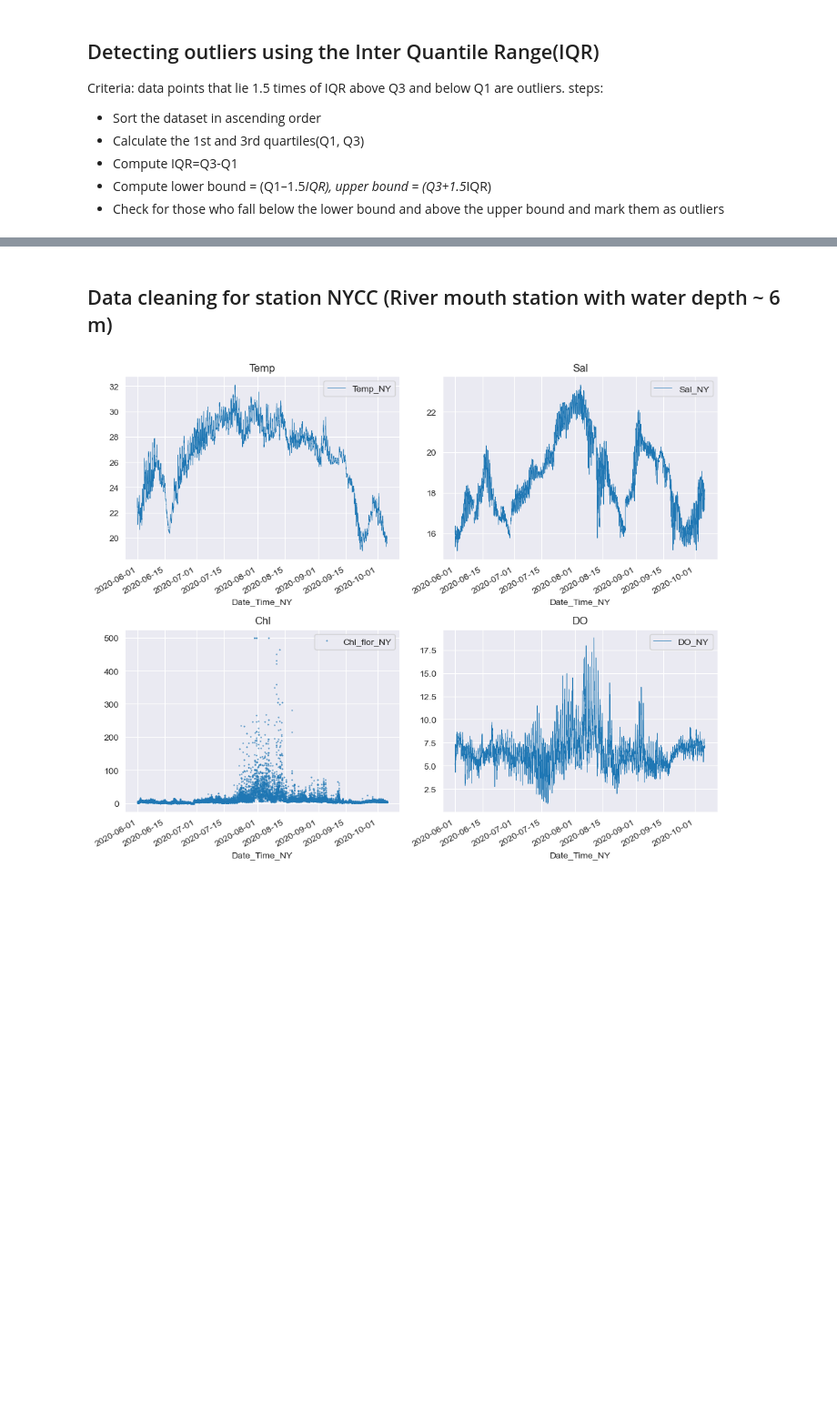
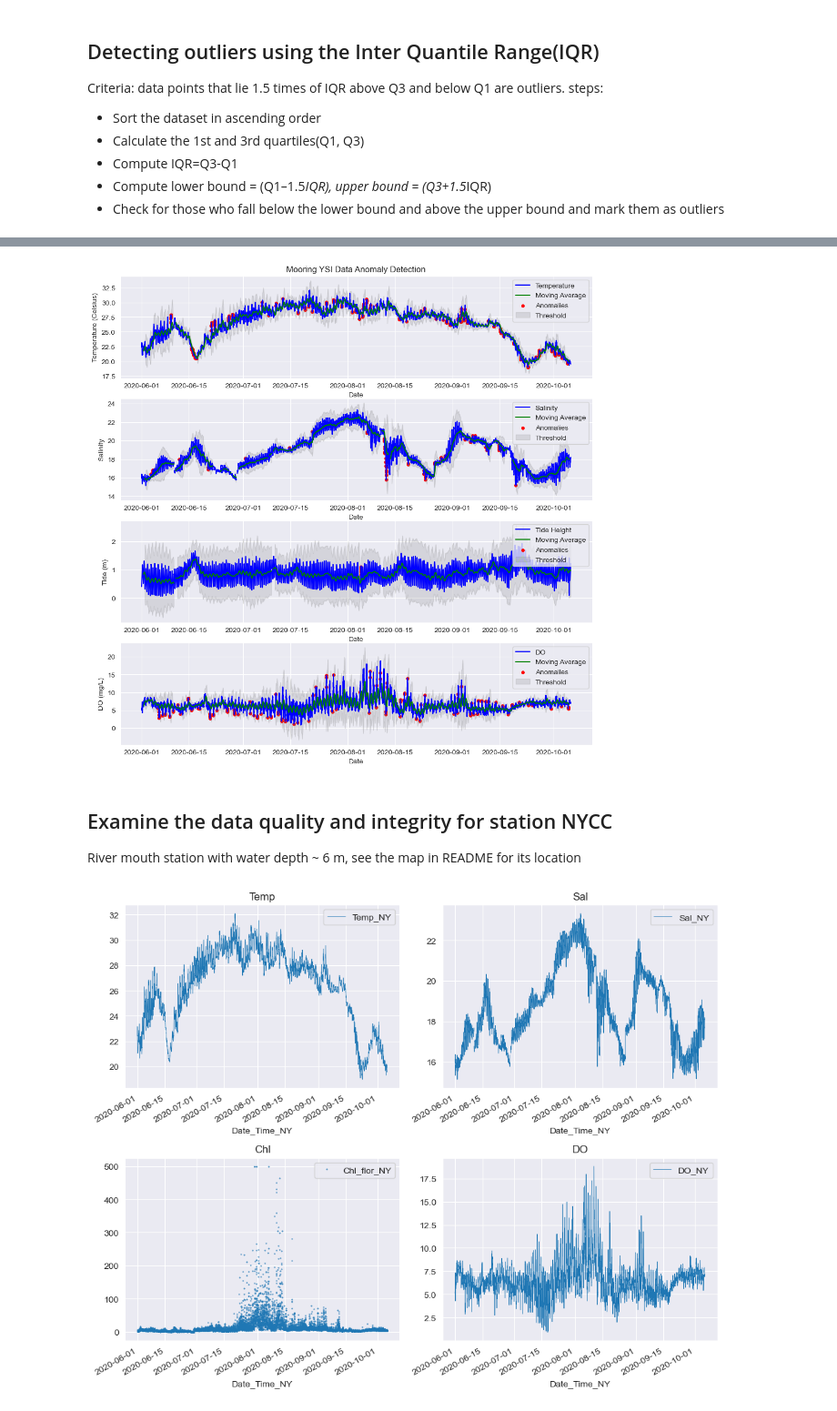
Before and after one commit to Zhu-Yifan/Lafayette_River_Time_Series_Analysis, a Jupyter notebook: notebooks/Data_cleaning_quality_control.ipynb, the cells around one changed output, grey strips where cells are left out. Shown at 91% size. Cells and saved outputs as stored; diff of their text form; code cells hidden in the pictures; blank space fills up the shorter version.

Commit message:
YSI Mooring_QA_QC

```diff
--- a/notebooks/Data_cleaning_quality_control.ipynb
+++ b/notebooks/Data_cleaning_quality_control.ipynb
@@ -118,2 +124,77 @@ data= data[~((data['Sal_NY'] < (Q1 - 1.5 * IQR)) |(data['Sal_NY'] > (Q3 + 1.5 *
+# %%
+# Calculate the moving average of the temperature readings
+window_size = 50 # original was 50
+ma_temp = data['Temp_NY'].rolling(window_size).mean()
+ma_sal = data['Sal_NY'].rolling(window_size).mean()
+ma_tide= data['Depth_meter_NY'].rolling(window_size).mean()
+ma_DO= data['DO_NY'].rolling(window_size).mean()
+# Calculate the deviation from the moving average
+deviation_temp  = data['Temp_NY'] - ma_temp
+deviation_sal  = data['Sal_NY'] - ma_sal
+deviation_tide  = data['Depth_meter_NY'] - ma_tide
+deviation_DO  = data['DO_NY'] - ma_DO
+
+# Calculate the standard deviation of the deviation
+std_deviation_temp = deviation_temp.rolling(window_size).std()
+std_deviation_sal = deviation_sal.rolling(window_size).std()
+std_deviation_tide = deviation_tide.rolling(window_size).std()
+std_deviation_DO = deviation_DO.rolling(window_size).std()
+# Calculate the threshold for anomaly detection
+threshold_temp = 3 * std_deviation_temp
+threshold_sal = 3 * std_deviation_sal
+threshold_tide = 3 * std_deviation_tide
+threshold_DO = 3 * std_deviation_DO
+# Detect anomalies based on deviations from the moving average
+anomalies = data[deviation_temp.abs() > threshold_temp]
+
+# Plot the temperature and the anomalies
+fig, ax = plt.subplots(4,1, figsize=(12, 12))
+ax[0].plot(data['Date_Time_NY'], data['Temp_NY'], color='blue', label='Temperature')
+ax[0].plot(data['Date_Time_NY'],  ma_temp, color='green', label='Moving Average')
+ax[0].scatter(anomalies['Date_Time_NY'], anomalies['Temp_NY'], color='red', s=15, label='Anomalies')
+ax[0].fill_between(data['Date_Time_NY'], ma_temp-threshold_temp, ma_temp+threshold_temp, color='gray', alpha=0.2, label='Threshold')
+ax[0].set_title('Mooring YSI Data Anomaly Detection')
+ax[0].set_xlabel('Date')
+ax[0].set_ylabel('Temperature (Celsius)')
+ax[0].grid(True)
+ax[0].legend()
+
+anomalies = data[deviation_sal.abs() > threshold_sal]
+ax[1].plot(data['Date_Time_NY'], data['Sal_NY'], color='blue', label='Salinity')
+ax[1].plot(data['Date_Time_NY'],  ma_sal, color='green', label='Moving Average')
+ax[1].scatter(anomalies['Date_Time_NY'], anomalies['Sal_NY'], color='red', s=15, label='Anomalies')
+ax[1].fill_between(data['Date_Time_NY'], ma_sal-threshold_sal, ma_sal+threshold_sal, color='gray', alpha=0.2, label='Threshold')
+
+ax[1].set_xlabel('Date')
+ax[1].set_ylabel('Salinity')
+ax[1].grid(True)
+ax[1].legend()
+
+anomalies = data[deviation_tide.abs() > threshold_tide]
+ax[2].plot(data['Date_Time_NY'], data['Depth_meter_NY'], color='blue', label='Tide Height')
+ax[2].plot(data['Date_Time_NY'],  ma_tide, color='green', label='Moving Average')
+ax[2].scatter(anomalies['Date_Time_NY'], anomalies['Depth_meter_NY'], color='red', s=15, label='Anomalies')
+ax[2].fill_between(data['Date_Time_NY'], ma_tide-threshold_tide, ma_tide+threshold_tide, color='gray', alpha=0.2, label='Threshold')
+#ax[2].set_title('Mooring Tide Anomaly Detection')
+ax[2].set_xlabel('Date')
+ax[2].set_ylabel('Tide (m)')
+ax[2].grid(True)
+ax[2].legend(loc='upper right')
+
+anomalies = data[deviation_DO.abs() > threshold_DO]
+ax[3].plot(data['Date_Time_NY'], data['DO_NY'], color='blue', label='DO')
+ax[3].plot(data['Date_Time_NY'],  ma_DO, color='green', label='Moving Average')
+ax[3].scatter(anomalies['Date_Time_NY'], anomalies['DO_NY'], color='red', s=15, label='Anomalies')
+ax[3].fill_between(data['Date_Time_NY'], ma_DO-threshold_DO, ma_DO+threshold_DO, color='gray', alpha=0.2, label='Threshold')
+
+ax[3].set_xlabel('Date')
+ax[3].set_ylabel('DO (mg/L)')
+ax[3].grid(True)
+ax[3].legend(loc='upper right')
+
+plt.show()
+# %% [output]
+[figure, added]
 # %% [markdown]
-## Data cleaning for station NYCC (River mouth station with water depth ~ 6 m)
+## Examine the data quality and integrity for station NYCC
+River mouth station with water depth ~ 6 m, see the map in README for its location
```
Also changed, not shown: parts of 6 cells of this notebook.
